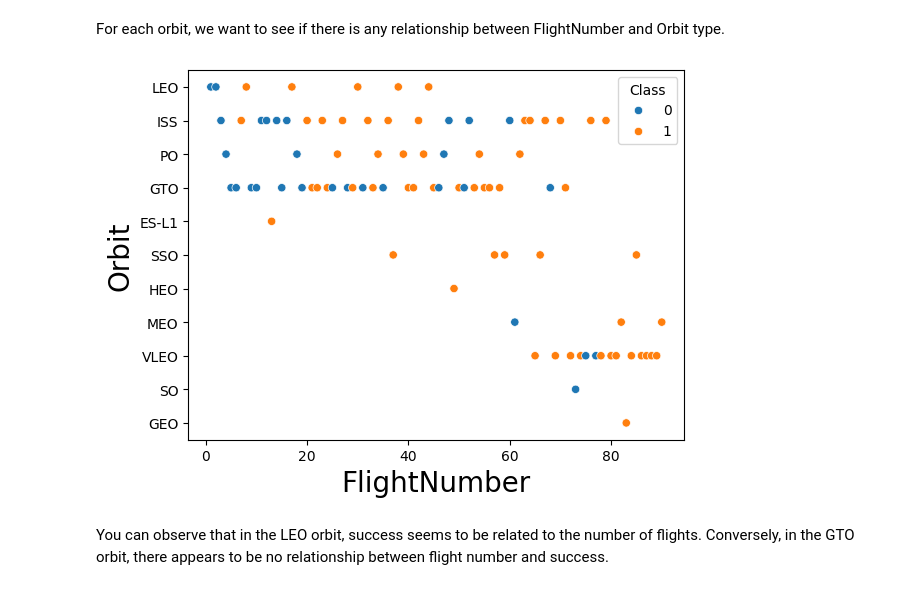
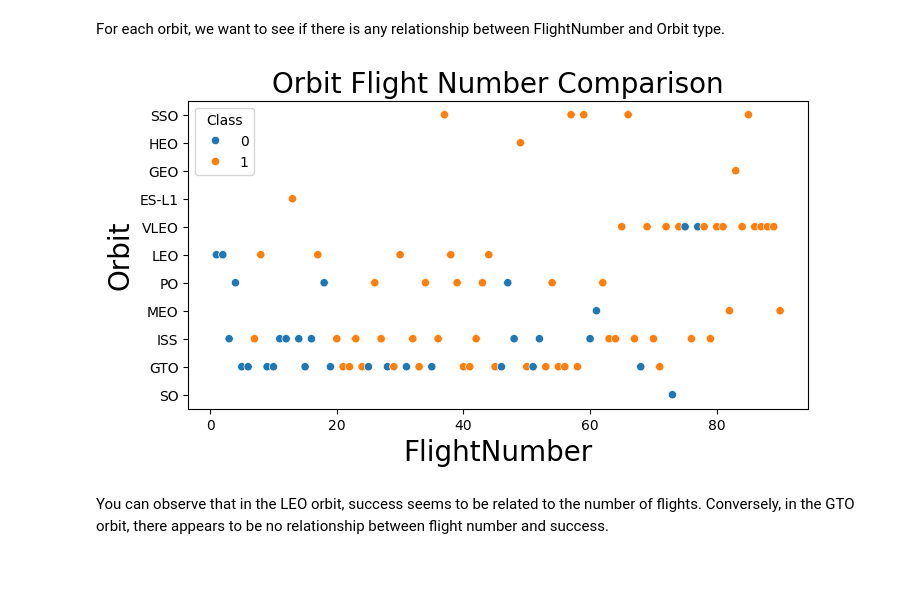
Before and after one commit to ShoheiUchikawa-nttat/testrepo, a Jupyter notebook: edadataviz.ipynb, the cells around one changed output. Drawn from its saved outputs; the diff is of its cells as text; code cells hidden in the pictures.

```diff
--- a/edadataviz.ipynb
+++ b/edadataviz.ipynb
@@ -126,9 +128,14 @@ Next, we want to visually check if there are any relationship between success ra
 Let's create a `bar chart` for the sucess rate of each orbit
 # %%
 # HINT use groupby method on Orbit column and get the mean of Class column
-df_gby = df[["Orbit","Class"]].groupby("Orbit").mean()
-sns.barplot(x="Class",y="Orbit",data=df_gby)
-plt.xlabel("Success Rate",fontsize=20)
-plt.ylabel("Orbit",fontsize=20)
+df_gby = df[['Orbit','Class']].groupby('Orbit', as_index=False, observed=True).mean()
+df_gby['Class']= 100 * df_gby['Class']
+df_gby = df_gby.sort_values('Class', ascending=True)
+fig, ax = plt.subplots(figsize=(8, 4))
+bars = ax.barh(df_gby['Orbit'],df_gby['Class'])
+ax.bar_label(bars, fmt='%.1f', padding=3)
+ax.set_xlabel("Success Rate (%)",fontsize=20)
+ax.set_ylabel("Orbit",fontsize=20)
+ax.set_title("Orbit Success Rate Comparison", fontsize=20)
 plt.show()
 # %% [output]
@@ -141,12 +148,17 @@ Analyze the plotted bar chart to identify which orbits have the highest success
 For each orbit, we want to see if there is any relationship between FlightNumber and Orbit type.
 # %%
 # Plot a scatter point chart with x axis to be FlightNumber and y axis to be the Orbit, and hue to be the class value
-sns.scatterplot(y="Orbit", x="FlightNumber", hue="Class", data=df)
+cat_list = df_gby['Orbit'].tolist()[::-1]
+df_sorted = df
+df_sorted['Orbit']=pd.Categorical(df_sorted['Orbit'], categories=cat_list, ordered=True)
+plt.figure(figsize=(8,4))
+sns.scatterplot(y="Orbit", x="FlightNumber", hue="Class", data=df_sorted)
 plt.xlabel("FlightNumber",fontsize=20)
 plt.ylabel("Orbit",fontsize=20)
+plt.title('Orbit Flight Number Comparison', fontsize=20)
 plt.show()
 # %% [output]
-[figure, old version]
+[figure, new version]
 # %% [markdown]
 You can observe that in the LEO orbit, success seems to be related to the number of flights. Conversely, in the GTO orbit, there appears to be no relationship between flight number and success.
 # %% [markdown]
```
Also changed, not shown: parts of 7 cells of this notebook.
